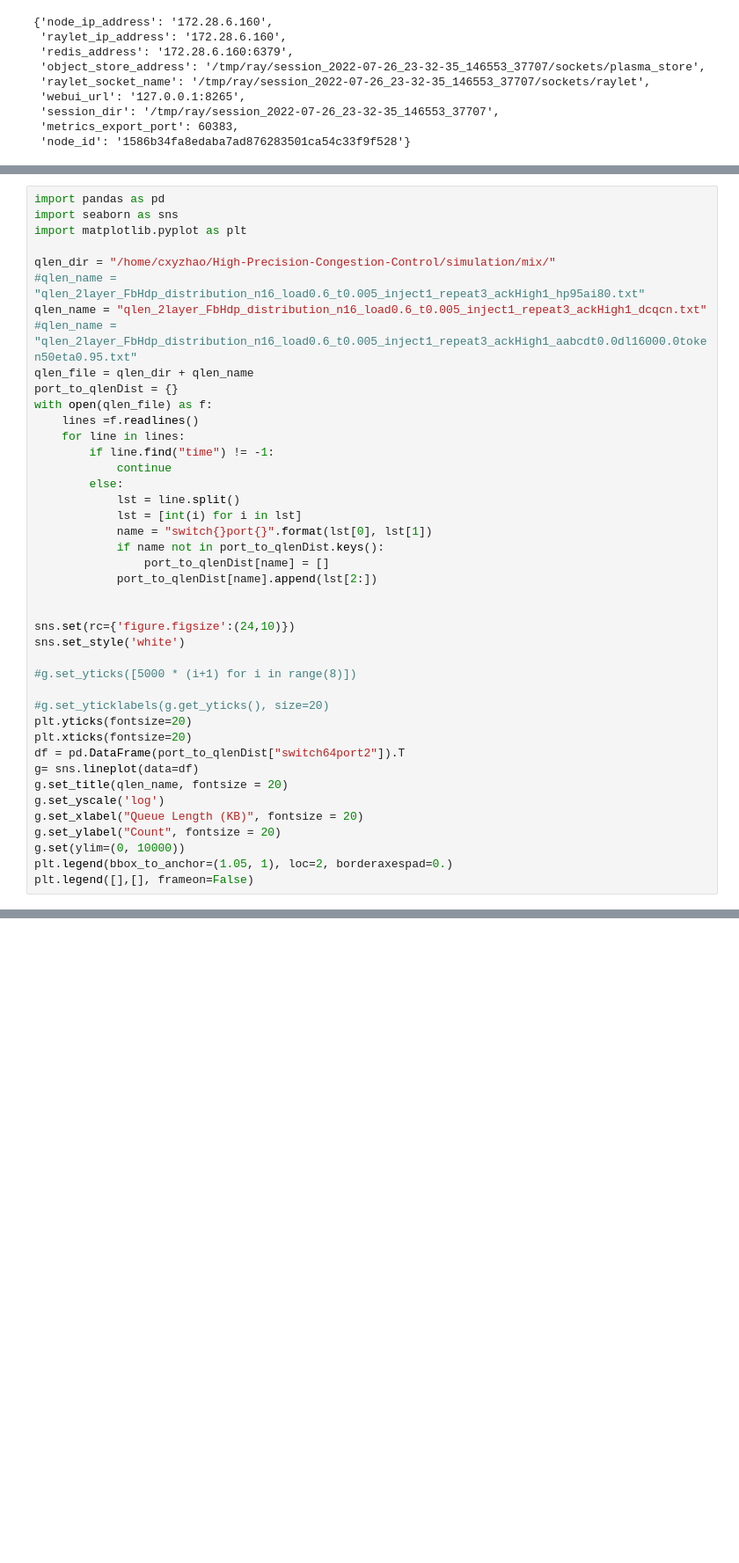
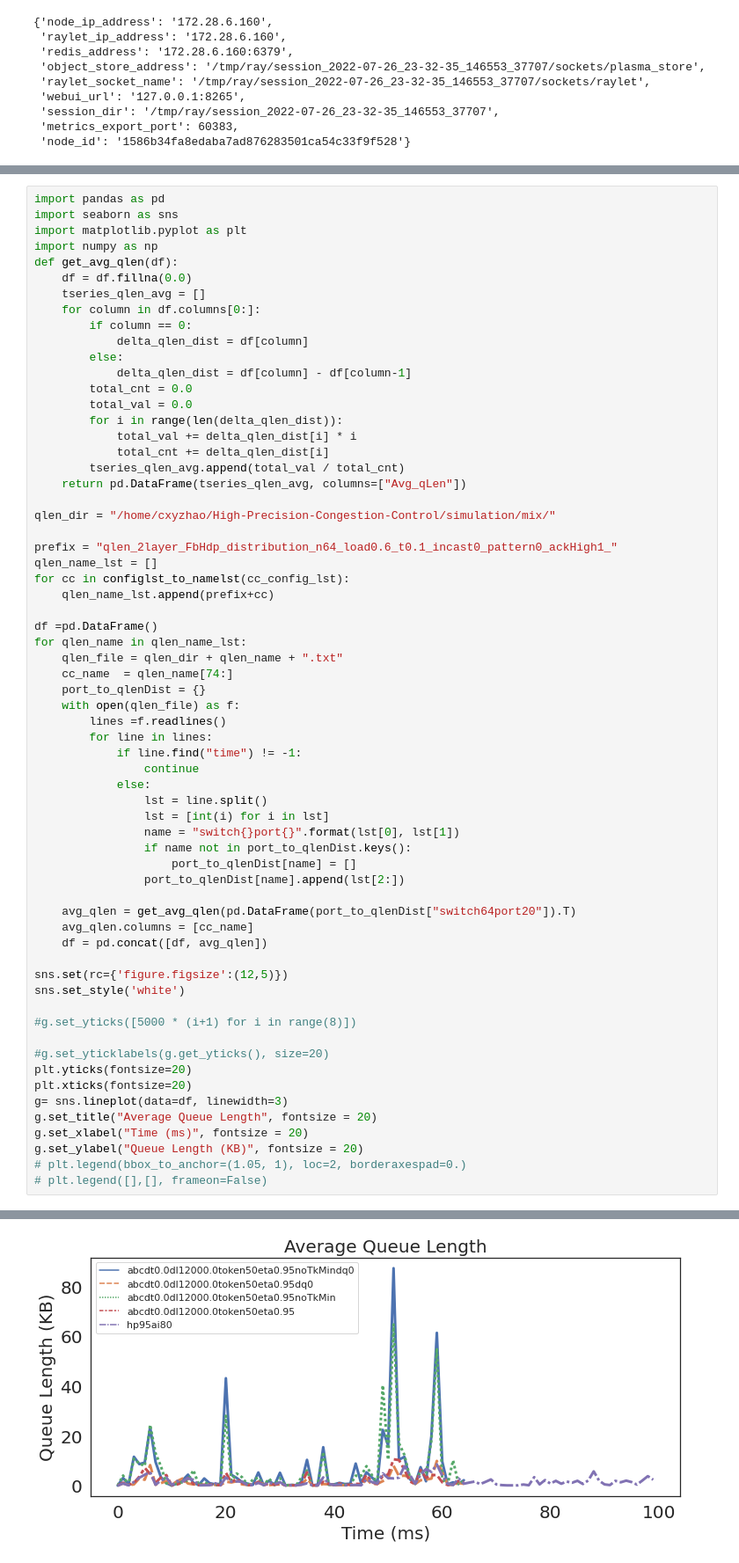
Before and after one commit to cxyzhao/High-Precision-Congestion-Control, a Jupyter notebook: cc_exp_ctrl.ipynb, the cells around one changed output, grey strips where cells are left out. Shown: that part at 88% size. Cells and saved outputs as stored; diff of their text form; blank space fills up the shorter version.

```diff
--- a/cc_exp_ctrl.ipynb
+++ b/cc_exp_ctrl.ipynb
@@ -210,28 +335,53 @@ Text(0, 0.5, 'FCT Slow Down')
 import pandas as pd
 import seaborn as sns
 import matplotlib.pyplot as plt
+import numpy as np
+def get_avg_qlen(df):
+    df = df.fillna(0.0)
+    tseries_qlen_avg = []
+    for column in df.columns[0:]:
+        if column == 0:
+            delta_qlen_dist = df[column]
+        else:
+            delta_qlen_dist = df[column] - df[column-1]
+        total_cnt = 0.0
+        total_val = 0.0
+        for i in range(len(delta_qlen_dist)):
+            total_val += delta_qlen_dist[i] * i
+            total_cnt += delta_qlen_dist[i]
+        tseries_qlen_avg.append(total_val / total_cnt)
+    return pd.DataFrame(tseries_qlen_avg, columns=["Avg_qLen"])
 
 qlen_dir = "/home/cxyzhao/High-Precision-Congestion-Control/simulation/mix/"
-#qlen_name = "qlen_2layer_FbHdp_distribution_n16_load0.6_t0.005_inject1_repeat3_ackHigh1_hp95ai80.txt"
-qlen_name = "qlen_2layer_FbHdp_distribution_n16_load0.6_t0.005_inject1_repeat3_ackHigh1_dcqcn.txt"
-#qlen_name = "qlen_2layer_FbHdp_distribution_n16_load0.6_t0.005_inject1_repeat3_ackHigh1_aabcdt0.0dl16000.0token50eta0.95.txt"
-qlen_file = qlen_dir + qlen_name
-port_to_qlenDist = {}
-with open(qlen_file) as f:
-    lines =f.readlines()
-    for line in lines:
-        if line.find("time") != -1:
-            continue
-        else:
-            lst = line.split()
-            lst = [int(i) for i in lst]
-            name = "switch{}port{}".format(lst[0], lst[1])
-            if name not in port_to_qlenDist.keys():
-                port_to_qlenDist[name] = []
-            port_to_qlenDist[name].append(lst[2:])
 
+prefix = "qlen_2layer_FbHdp_distribution_n64_load0.6_t0.1_incast0_pattern0_ackHigh1_"
+qlen_name_lst = []
+for cc in configlst_to_namelst(cc_config_lst):
+    qlen_name_lst.append(prefix+cc)
 
-sns.set(rc={'figure.figsize':(24,10)})
+df =pd.DataFrame()
+for qlen_name in qlen_name_lst:
+    qlen_file = qlen_dir + qlen_name + ".txt"
+    cc_name  = qlen_name[74:]
+    port_to_qlenDist = {}
+    with open(qlen_file) as f:
+        lines =f.readlines()
+        for line in lines:
+            if line.find("time") != -1:
+                continue
+            else:
+                lst = line.split()
+                lst = [int(i) for i in lst]
+                name = "switch{}port{}".format(lst[0], lst[1])
+                if name not in port_to_qlenDist.keys():
+                    port_to_qlenDist[name] = []
+                port_to_qlenDist[name].append(lst[2:])
+
+    avg_qlen = get_avg_qlen(pd.DataFrame(port_to_qlenDist["switch64port20"]).T)
+    avg_qlen.columns = [cc_name]
+    df = pd.concat([df, avg_qlen])
+
+sns.set(rc={'figure.figsize':(12,5)})
 sns.set_style('white')
 
 #g.set_yticks([5000 * (i+1) for i in range(8)])
@@ -239,13 +389,10 @@ sns.set_style('white')
 #g.set_yticklabels(g.get_yticks(), size=20)
 plt.yticks(fontsize=20)
 plt.xticks(fontsize=20)
-df = pd.DataFrame(port_to_qlenDist["switch64port2"]).T
-g= sns.lineplot(data=df)
-g.set_title(qlen_name, fontsize = 20)
-g.set_yscale('log')
-g.set_xlabel("Queue Length (KB)", fontsize = 20)
-g.set_ylabel("Count", fontsize = 20)
-g.set(ylim=(0, 10000))
-plt.legend(bbox_to_anchor=(1.05, 1), loc=2, borderaxespad=0.)
-plt.legend([],[], frameon=False)
+g= sns.lineplot(data=df, linewidth=3)
+g.set_title("Average Queue Length", fontsize = 20)
+g.set_xlabel("Time (ms)", fontsize = 20)
+g.set_ylabel("Queue Length (KB)", fontsize = 20)
+# plt.legend(bbox_to_anchor=(1.05, 1), loc=2, borderaxespad=0.)
+# plt.legend([],[], frameon=False)
 # %% [output]
@@ -252,0 +400 @@ Invalid limit will be ignored.
+[figure, new version]
```
Also changed, not shown: parts of 7 cells of this notebook, 5 other files.
